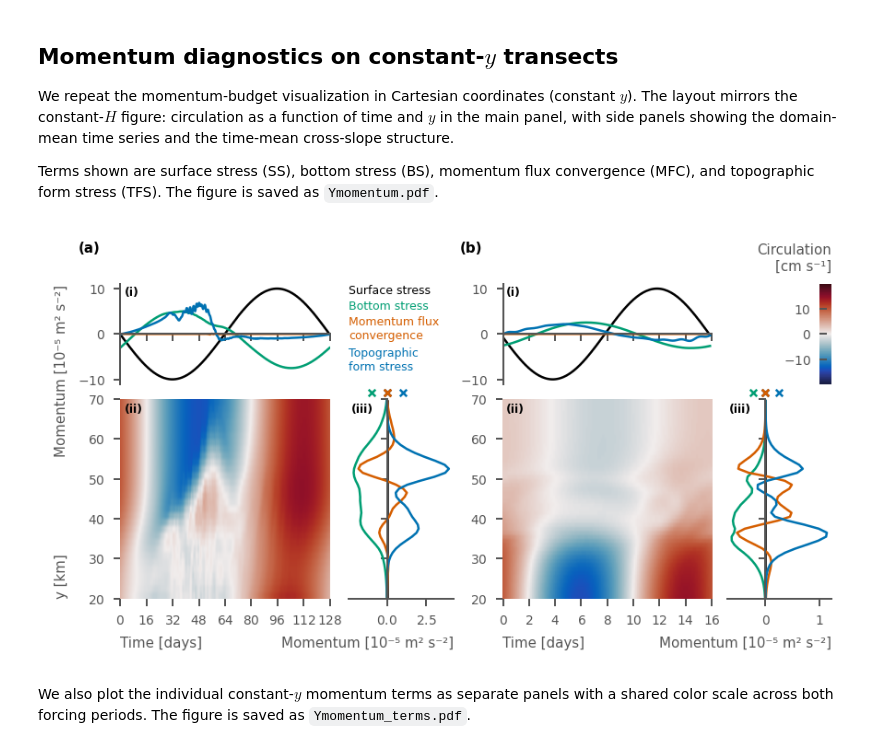
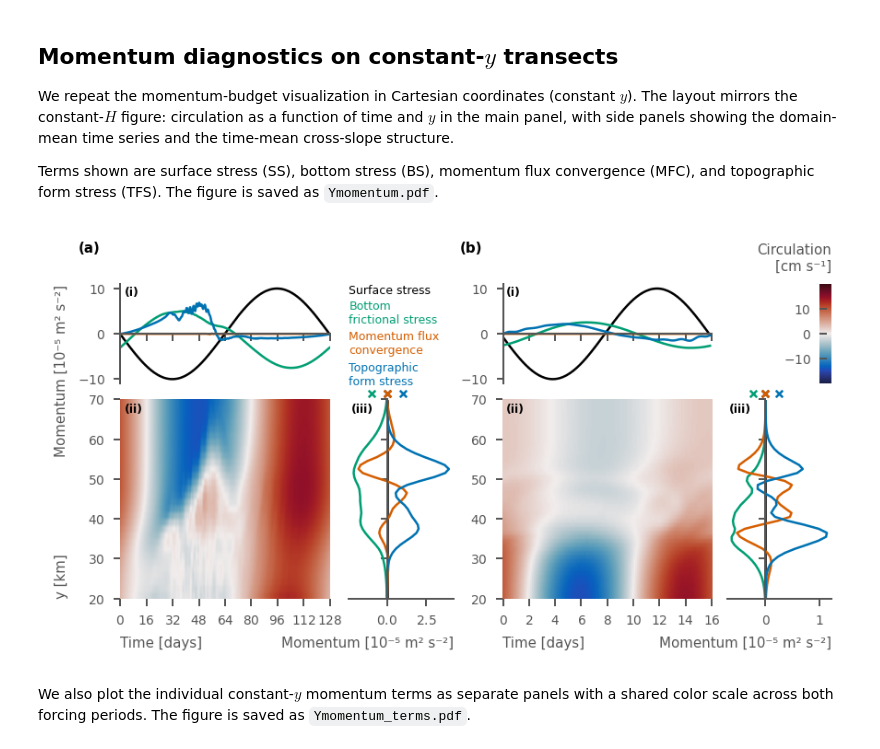
Before and after one commit to alpsjur/temporal-topo-flow, a Jupyter notebook: notebooks/make_figures.ipynb, the cells around one changed output. Cells and saved outputs as stored; diff of their text form; code cells hidden in the pictures.

```diff
--- a/notebooks/make_figures.ipynb
+++ b/notebooks/make_figures.ipynb
@@ -581,7 +581,7 @@ cm_a.set_rasterized(True)
 # Y ticks & labels (equivalent-y line under depth)
 axd["circ_a"].set_yticks(np.arange(20, 71, 10))
 axd["circ_a"].set_yticklabels([f"{h:.0f}" for  h in (H_targets[ystart:ystop+1:10])])
-axd["circ_a"].set_ylabel('Depth [m]', loc='bottom')
+axd["circ_a"].set_ylabel('Isobath [m]', loc='bottom')
 # axd["circ_a"].set_yticklabels([f"{h:.0f}\n/ {i*10+ystart}"
 #                                for i, h in enumerate(H_targets[ystart:ystop+1:10])])
 # axd["circ_a"].set_ylabel('Depth [m]\n/ Equivalent y [km]')
@@ -608,9 +608,9 @@ axd["legend_a"].axis("off")
 #     ["Surface\nstress", "Bottom\nstress", "Relative\nvorticity\nflux"],
 #     loc="upper left", fontsize=5, frameon=False, bbox_to_anchor=(0, 1.3),
 # )
-labels = ["Surface stress", "Bottom stress", "Relative\nvorticity flux"]
+labels = ["Surface stress", "Bottom\nfrictional stress", "Relative\nvorticity flux"]
 y_start = 1
-line_height = 0.15  # adjust this once
+line_height = 0.15
 y = y_start
 for label, color in zip(labels, colorwheel):
     axd["legend_a"].text(
@@ -742,7 +742,7 @@ for key, ax in axd.items():
 # --- Data prep ---------------------------------------------------------------
 # Left / long (subfigure a)
 terms = ["SS", "BS", "RVF"]
-names = ["Surface stress", "Bottom stress", "Relative\nvorticity flux"]
+names = ["Surface stress", "Bottom\nfrictional stress", "Relative\nvorticity flux"]
 
 
 # One shared color scale across ALL panels (98th pct of abs across both subfigures)
@@ -807,7 +807,7 @@ axd["b1"].set_yticks([])
 
 # --- Labels & titles ---------------------------------------------------------
 #fig.supxlabel("Time [days]")
-fig.supylabel("Depth [m]", fontsize=6)
+fig.supylabel("Isobath [m]", fontsize=6)
 
 axd["a0"].text(-0.25, 1.25, "(a)", color="black",
                transform=axd["a0"].transAxes,
@@ -962,7 +962,7 @@ axd["legend_a"].axis("off")
 #     ["SS", "BS", "MFC", "TFS"],
 #     loc="upper left", frameon=False, fontsize=5, bbox_to_anchor=(0, 1.15)
 # )
-labels = ["Surface stress", "Bottom stress", "Momentum flux\nconvergence", "Topographic\nform stress"]
+labels = ["Surface stress", "Bottom\nfrictional stress", "Momentum flux\nconvergence", "Topographic\nform stress"]
 y_start = 1
 line_height = 0.15
 y = y_start
@@ -1021,34 +1021,34 @@ cbar = plt.colorbar(cm_a, cax=cax, orientation="vertical")
 cbar.ax.tick_params(direction="in")
 cbar.outline.set_visible(False)
 cbar.ax.yaxis.set_ticks_position("left")
 cax.set_title("Circulation\n[cm s⁻¹]", fontsize=6, loc="right")
 
 # Axes labels for side panels
 axd["tmean_b"].set_xlabel("Momentum [10⁻⁵ m² s⁻²]", loc="right")
 axd["tmean_a"].set_ylim(ystart, ystop)
 axd["tmean_b"].set_ylim(ystart, ystop)
 
 # --- Panel annotations --------------------------------------------------------
 for sub in ("a", "b"):
     for panel, text in zip(("ymean_", "circ_", "tmean_"), ("(i)", "(ii)", "(iii)")):
         axd[panel + sub].text(
             0.02, 0.98, text, color="black",
             transform=axd[panel + sub].transAxes,
             va="top", fontweight="bold", fontsize=5
         )
     axd["ymean_" + sub].text(
         -0.2, 1.43, f"({sub})", color="black",
         transform=axd["ymean_" + sub].transAxes,
         va="top", fontweight="bold", fontsize=6
     )
 
 # Align any remaining shared labels (once, near the end)
 fig.align_labels()
 
 # --- Save --------------------------------------------------------------------
 fig.savefig(figpath + "Ymomentum.pdf")
 # %% [output]
-[figure, old version]
+[figure, new version]
 # %% [markdown]
 We also plot the individual constant-$y$ momentum terms as separate panels with a shared color scale across both forcing periods.
 The figure is saved as `Ymomentum_terms.pdf`.
```
Also changed, not shown: parts of 10 cells of this notebook, 30 other files.
